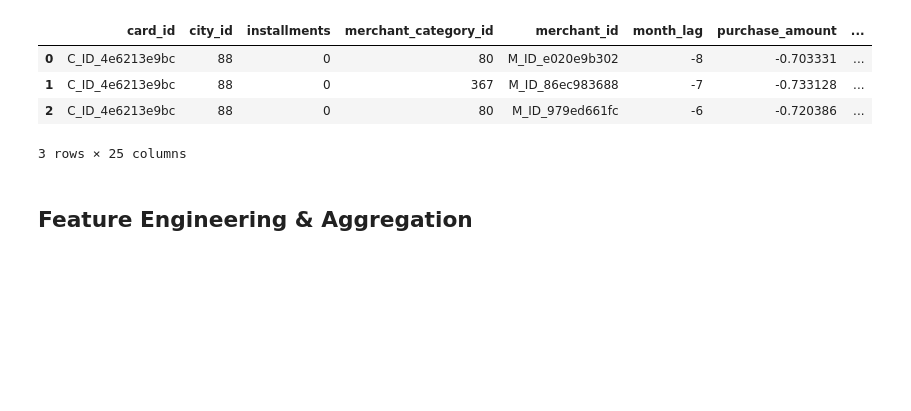
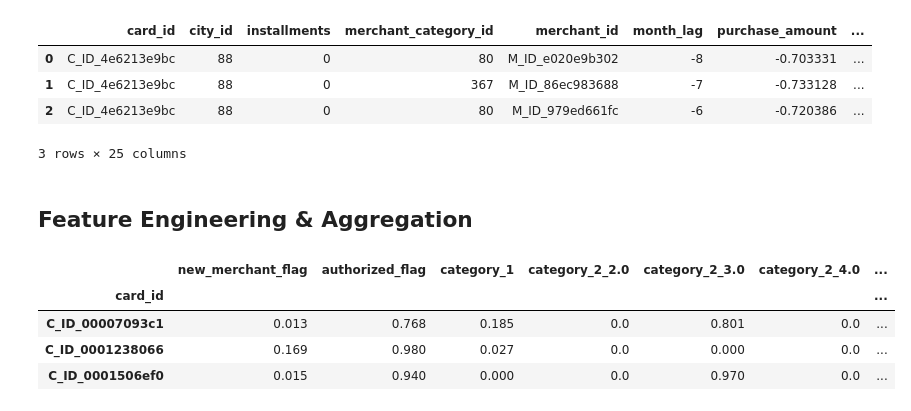
Before and after one commit to quinnbooth/ML-Consumer-Loyalty-Score, a Jupyter notebook: preprocessing.ipynb, the cells around one changed output. Drawn from its saved outputs; the diff is of its cells as text; code cells hidden in the pictures; blank space fills up the shorter version.

```diff
--- a/preprocessing.ipynb
+++ b/preprocessing.ipynb
@@ -258,6 +258,14 @@ Data columns (total 25 columns):
  24  category_3_NA           bool
 dtypes: bool(11), datetime64[ns](1), float64(1), int16(10), object(2)
 memory usage: 5.7 GB
+# %%
+renaming = {
+    'authorized_flag_Y' : 'authorized_flag',
+    'new_merchant_flag_True' : 'new_merchant_flag',
+    'category_1_Y' : 'category_1'
+}
+
+encoded_df.rename(columns=renaming, inplace=True)
 # %%
 encoded_df.head(3)
 # %% [output]
@@ -268,3 +276,20 @@ encoded_df.head(3)
 3 rows × 25 columns
 # %% [markdown]
 ## Feature Engineering & Aggregation
+# %%
+# Group bool columns into percentages of pos/neg by card_id
+bool_cols = [
+       'new_merchant_flag','authorized_flag','category_1',
+       'category_2_2.0', 'category_2_3.0', 'category_2_4.0',
+       'category_2_5.0', 'category_2_NA', 'category_3_B',
+       'category_3_C', 'category_3_NA'
+]
+
+percentage_cols = encoded_df.groupby('card_id')[bool_cols].apply(lambda x:(x.sum()/len(x)).round(3))
+percentage_cols.head(3)
+# %% [output]
+|  | new_merchant_flag | authorized_flag | category_1 | category_2_2.0 | category_2_3.0 | category_2_4.0 | ... |
+| card_id |  |  |  |  |  |  | ... |
+| C_ID_00007093c1 | 0.013 | 0.768 | 0.185 | 0.0 | 0.801 | 0.0 | ... |
+| C_ID_0001238066 | 0.169 | 0.980 | 0.027 | 0.0 | 0.000 | 0.0 | ... |
+| C_ID_0001506ef0 | 0.015 | 0.940 | 0.000 | 0.0 | 0.970 | 0.0 | ... |
```
Also changed, not shown: parts of 8 cells of this notebook.
